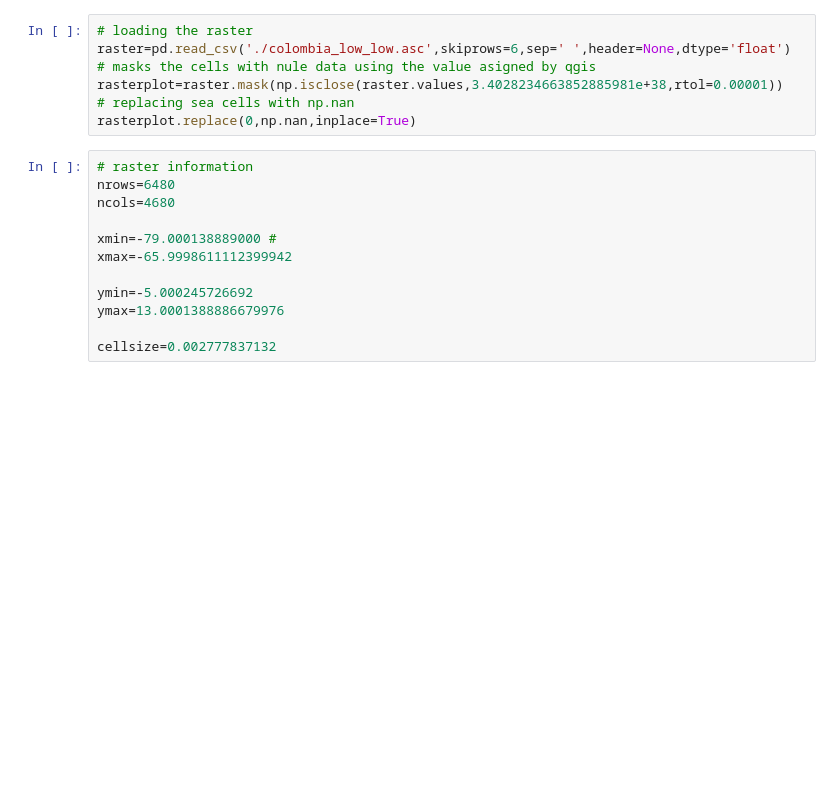
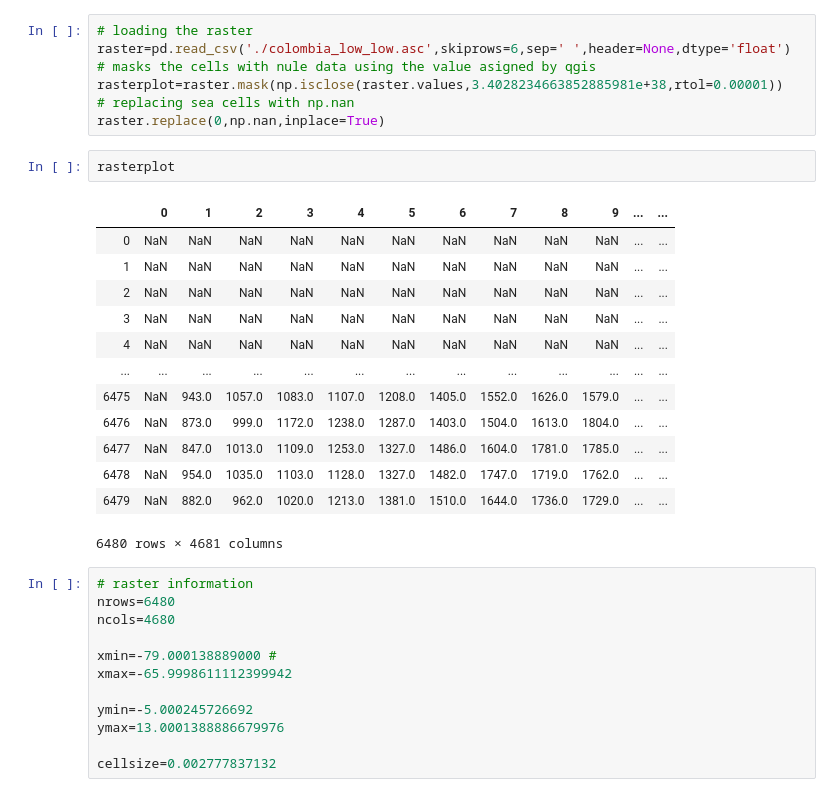
Before and after one commit to mftorres/Azteca-Tococa, a Jupyter notebook: Notebooks/Map_sampling_ant_partners.ipynb, the cells around one changed output. Cells and saved outputs as stored; diff of their text form; blank space fills up the shorter version.

```diff
--- a/Notebooks/Map_sampling_ant_partners.ipynb
+++ b/Notebooks/Map_sampling_ant_partners.ipynb
@@ -67,7 +65,23 @@ raster=pd.read_csv('./colombia_low_low.asc',skiprows=6,sep=' ',header=None,dtype
 # masks the cells with nule data using the value asigned by qgis
 rasterplot=raster.mask(np.isclose(raster.values,3.4028234663852885981e+38,rtol=0.00001))
 # replacing sea cells with np.nan
-rasterplot.replace(0,np.nan,inplace=True)
+raster.replace(0,np.nan,inplace=True)
+# %%
+rasterplot
+# %% [output]
+|  | 0 | 1 | 2 | 3 | 4 | 5 | 6 | 7 | 8 | 9 | ... | ... |
+| 0 | NaN | NaN | NaN | NaN | NaN | NaN | NaN | NaN | NaN | NaN | ... | ... |
+| 1 | NaN | NaN | NaN | NaN | NaN | NaN | NaN | NaN | NaN | NaN | ... | ... |
+| 2 | NaN | NaN | NaN | NaN | NaN | NaN | NaN | NaN | NaN | NaN | ... | ... |
+| 3 | NaN | NaN | NaN | NaN | NaN | NaN | NaN | NaN | NaN | NaN | ... | ... |
+| 4 | NaN | NaN | NaN | NaN | NaN | NaN | NaN | NaN | NaN | NaN | ... | ... |
+| ... | ... | ... | ... | ... | ... | ... | ... | ... | ... | ... | ... | ... |
+| 6475 | NaN | 943.0 | 1057.0 | 1083.0 | 1107.0 | 1208.0 | 1405.0 | 1552.0 | 1626.0 | 1579.0 | ... | ... |
+| 6476 | NaN | 873.0 | 999.0 | 1172.0 | 1238.0 | 1287.0 | 1403.0 | 1504.0 | 1613.0 | 1804.0 | ... | ... |
+| 6477 | NaN | 847.0 | 1013.0 | 1109.0 | 1253.0 | 1327.0 | 1486.0 | 1604.0 | 1781.0 | 1785.0 | ... | ... |
+| 6478 | NaN | 954.0 | 1035.0 | 1103.0 | 1128.0 | 1327.0 | 1482.0 | 1747.0 | 1719.0 | 1762.0 | ... | ... |
+| 6479 | NaN | 882.0 | 962.0 | 1020.0 | 1213.0 | 1381.0 | 1510.0 | 1644.0 | 1736.0 | 1729.0 | ... | ... |
+6480 rows × 4681 columns
 # %%
 # raster information
 nrows=6480
```
Also changed, not shown: parts of 4 cells of this notebook, 1 other file.
